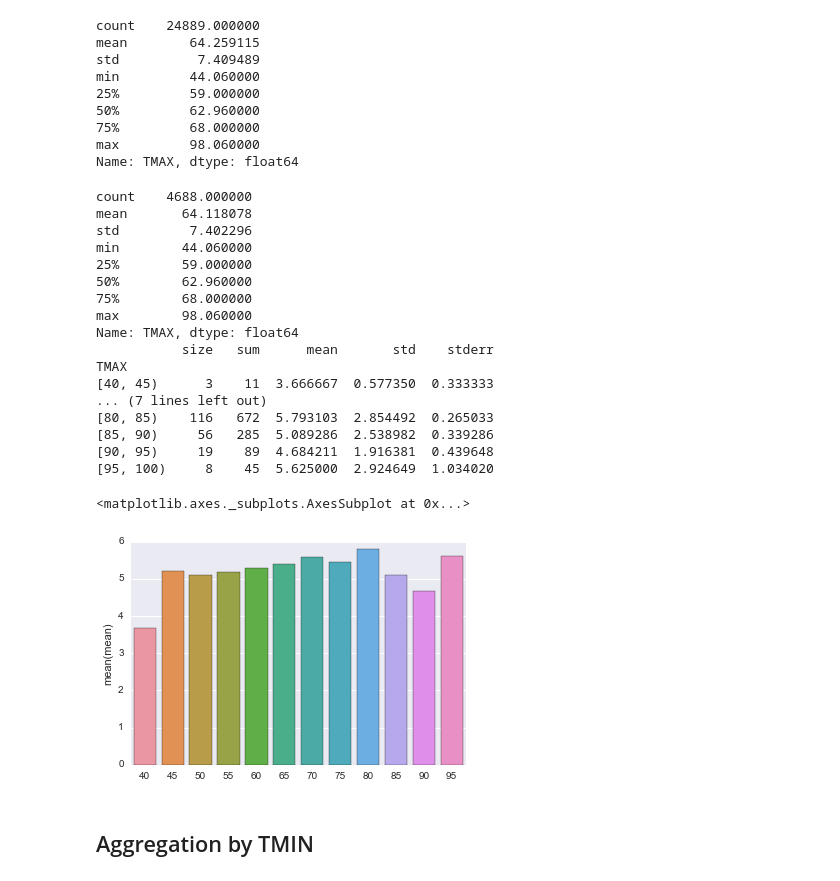
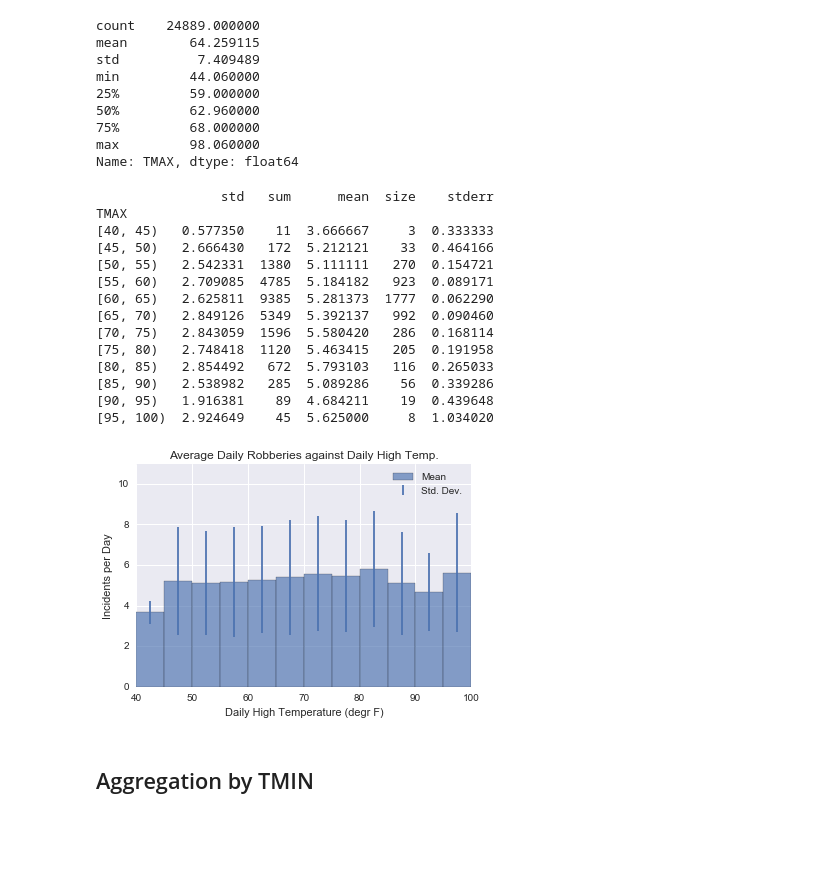
Before and after one commit to jayqi/sf-walk-safety, a Jupyter notebook: ipynbs/Robbery Histograms and KDEs.ipynb, the cells around one changed output. Drawn from its saved outputs; the diff is of its cells as text; code cells hidden in the pictures; blank space fills up the shorter version.

```diff
--- a/ipynbs/Robbery Histograms and KDEs.ipynb
+++ b/ipynbs/Robbery Histograms and KDEs.ipynb
@@ -263,33 +307,42 @@ Name: TMAX, dtype: float64
 # %%
 groupbydate = df.groupby(by='date').size().to_frame(name='count')
 groupbydate.reset_index(inplace=True)
 groupbydate = groupbydate.merge(weather,how="inner",left_on="date",right_on="DATE")
 groupbydate['TMAX'] = groupbydate.TMAX.apply(celsius2fahrenheit)
 groupbytmax = groupbydate.groupby(pd.cut(groupbydate.TMAX,bins=range(40,101,5),right=False))
-groupbytmax = groupbytmax['count'].agg(['size','sum','mean','std'])
+groupbytmax = groupbytmax['count'].agg({'size':'size','sum':'sum','mean':'mean','std':lambda x: np.std(x,ddof=1)})
 groupbytmax['stderr'] = groupbytmax.apply(lambda row: row['std']/np.sqrt(row['size']),axis=1)
 print groupbytmax
-sns.barplot(x=np.arange(40,100,5),y=groupbytmax['mean'])
+
+
+p = plt.bar(left=np.arange(40,100,5),
+           height=groupbytmax['mean'].as_matrix(),
+           width=5,
+           yerr = groupbytmax['std'],
+           alpha=0.66)
+plt.xlabel('Daily High Temperature (degr F)')
+plt.ylabel('Incidents per Day')
+plt.title('Average Daily Robberies against Daily High Temp.')
+plt.legend([p,p.errorbar],['Mean','Std. Dev.'])
+plt.axis([40,100,0,11])
+plt.savefig('plots/robbery-tmaxaverage.png')
+pass
 # %% [output]
-count    4688.000000
-mean       64.118078
-std         7.402296
-min        44.060000
-25%        59.000000
-50%        62.960000
-75%        68.000000
-max        98.060000
-Name: TMAX, dtype: float64
-           size   sum      mean       std    stderr
+                std   sum      mean  size    stderr
 TMAX
-[40, 45)      3    11  3.666667  0.577350  0.333333
-... (7 lines left out)
-[80, 85)    116   672  5.793103  2.854492  0.265033
-[85, 90)     56   285  5.089286  2.538982  0.339286
-[90, 95)     19    89  4.684211  1.916381  0.439648
-[95, 100)     8    45  5.625000  2.924649  1.034020
+[40, 45)   0.577350    11  3.666667     3  0.333333
+[45, 50)   2.666430   172  5.212121    33  0.464166
+[50, 55)   2.542331  1380  5.111111   270  0.154721
+[55, 60)   2.709085  4785  5.184182   923  0.089171
+[60, 65)   2.625811  9385  5.281373  1777  0.062290
+[65, 70)   2.849126  5349  5.392137   992  0.090460
+[70, 75)   2.843059  1596  5.580420   286  0.168114
+[75, 80)   2.748418  1120  5.463415   205  0.191958
+[80, 85)   2.854492   672  5.793103   116  0.265033
+[85, 90)   2.538982   285  5.089286    56  0.339286
+[90, 95)   1.916381    89  4.684211    19  0.439648
+[95, 100)  2.924649    45  5.625000     8  1.034020
-<matplotlib.axes._subplots.AxesSubplot at 0x...>
-[figure, old version]
+[figure, new version]
 # %% [markdown]
 ## Aggregation by TMIN
 # %%
```
Also changed, not shown: parts of 11 cells of this notebook, 18 other files.
